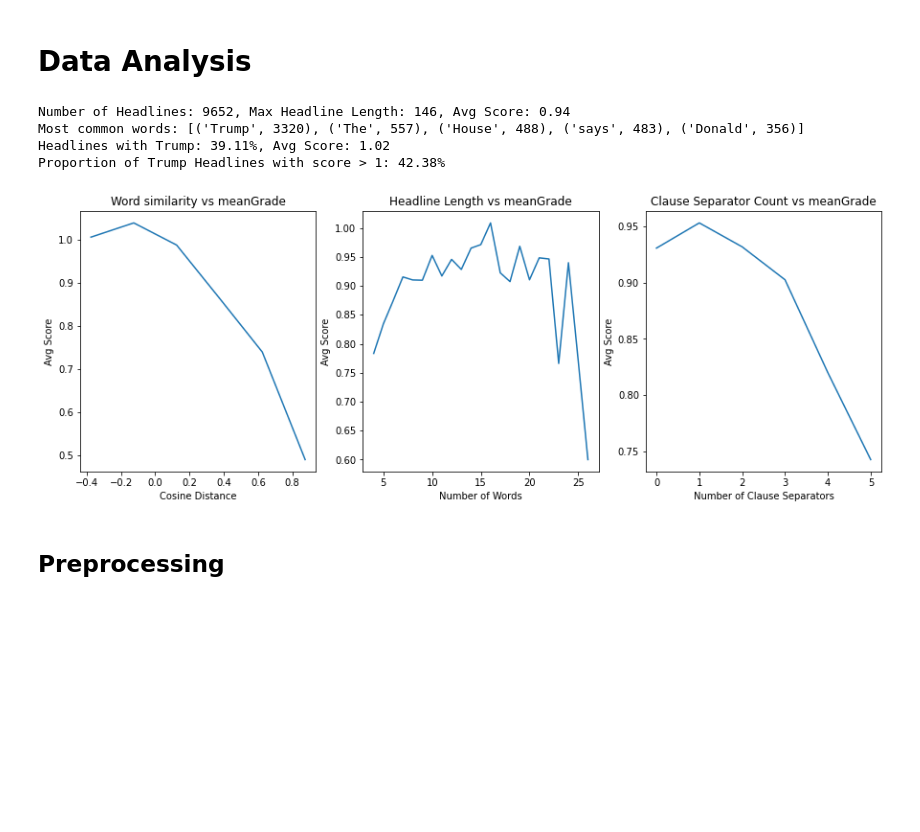
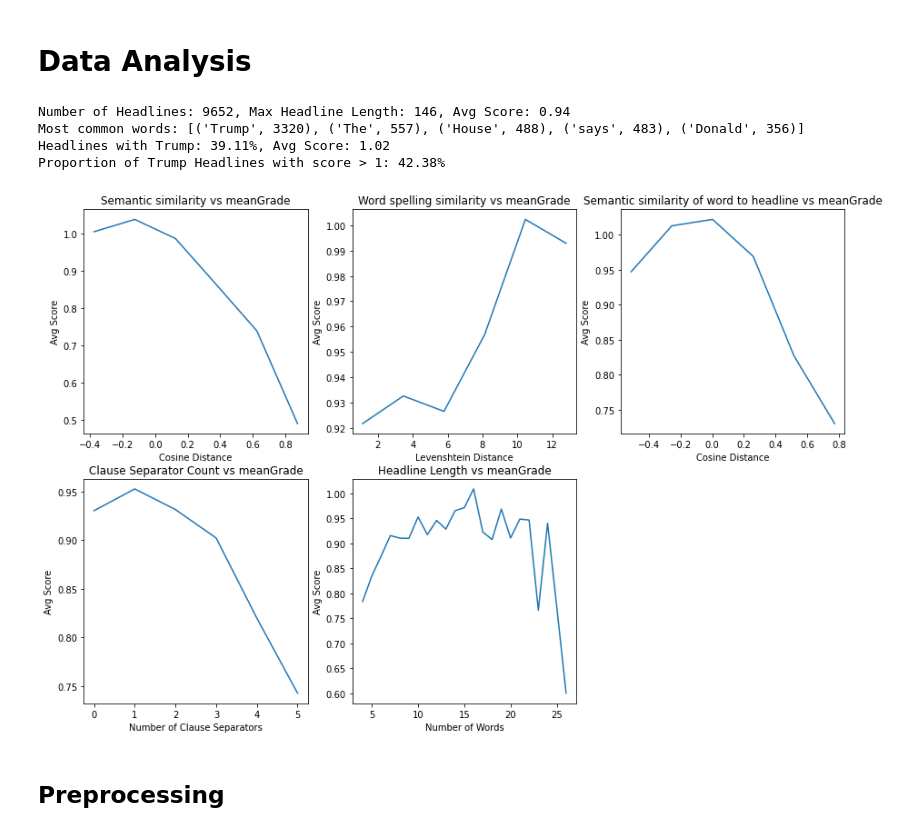
Before and after one commit to matt-malarkey/nlp-cw, a Jupyter notebook: task_1_main.ipynb, the cells around one changed output. Drawn from its saved outputs; the diff is of its cells as text; code cells hidden in the pictures; blank space fills up the shorter version.

```diff
--- a/task_1_main.ipynb
+++ b/task_1_main.ipynb
@@ -199,57 +199,87 @@ print(f'Headlines with Trump: {prob_headline_contains_trump * 100:.2f}%, Avg Sco
 print(f'Proportion of Trump Headlines with score > 1: {trump_proportion_gt_one:.2f}%')
 
 # Analysis of word similarity and length of headlines
-similarity_data = []
+semantic_similarity_data = []
+sentence_similarity_data = []
+levenshtein_similarity_data = []
 headline_length_data = []
+
 for row in train_df.itertuples():
-  headline_length_data.append((len(row.original.split(' ')), row.meanGrade))
-  for word in row.original.split(' '):
+  all_words = row.original.split(' ')
+  headline_length_data.append((len(all_words), row.meanGrade))
+  sentence_vec = torch.zeros((1,50))
+  for i, word in enumerate(all_words):
     if len(word) > 2 and word[0] == '<' and word[-2] == '/' and word[-1] == '>' :
-      original_word_vec = glove[word[1:-2].lower()].unsqueeze(0)
+      word = word[1:-2].lower()
+      original_word_vec = glove[word].unsqueeze(0)
       edited_word_vec = glove[row.edit.lower()].unsqueeze(0)
-      distance = torch.cosine_similarity(original_word_vec, edited_word_vec).item()
-      similarity_data.append((distance, row.meanGrade))
+      semantic_distance = torch.cosine_similarity(original_word_vec, edited_word_vec).item()
+      levenshtein_distance = nltk.edit_distance(word, row.edit.lower())
+      semantic_similarity_data.append((semantic_distance, row.meanGrade))
+      levenshtein_similarity_data.append((levenshtein_distance, row.meanGrade))
+    else:
+      sentence_vec += glove[word.lower()].unsqueeze(0)
+
+    if i == len(all_words) - 1:
+      sentence_semantic_distance = torch.cosine_similarity(sentence_vec, edited_word_vec)
+      sentence_similarity_data.append((sentence_semantic_distance, row.meanGrade))
+
 
 # Analysis of # of clause separators
 separators_data = []
 for i in range(len(train_df['original'])):
   matches = re.findall("[;,:(...)]", train_df['original'][i])
   separators_data.append((len(matches), train_df['meanGrade'][i]))
 
 # Plot word similarity vs meanGrade
-plt.figure(figsize=(15, 5))
-plt.subplot(1, 3, 1)
-mean_stat_similarity = binned_statistic(*zip(*similarity_data), bins=6, range=(-0.5, 1.0))
+plt.figure(figsize=(15, 10))
+plt.subplot(2, 3, 1)
+mean_stat_similarity = binned_statistic(*zip(*semantic_similarity_data), bins=6, range=(-0.5, 1.0))
 plt.plot(mean_stat_similarity.bin_edges[:-1] + 0.125, mean_stat_similarity.statistic)
 plt.xlabel('Cosine Distance')
 plt.ylabel('Avg Score')
-plt.title('Word similarity vs meanGrade')
+plt.title('Semantic similarity vs meanGrade')
 
-# Plot headline length vs meanGrade
-plt.subplot(1, 3, 2)
-mean_stat_headline_len = binned_statistic(*zip(*headline_length_data), bins=30, range=(0, 30))
-plt.plot(mean_stat_headline_len.bin_edges[:-1], mean_stat_headline_len.statistic)
-plt.xlabel('Number of Words')
+# Levenshtein distance vs meanGrade
+plt.subplot(2, 3, 2)
+mean_stat_similarity = binned_statistic(*zip(*levenshtein_similarity_data), bins=6)
+plt.plot(mean_stat_similarity.bin_edges[:-1] + 0.125, mean_stat_similarity.statistic)
+plt.xlabel('Levenshtein Distance')
 plt.ylabel('Avg Score')
-plt.title('Headline Length vs meanGrade')
+plt.title('Word spelling similarity vs meanGrade')
 
+# Semantic similarity of word to headline vs meanGrade
+plt.subplot(2, 3, 3)
+mean_stat_similarity = binned_statistic(*zip(*sentence_similarity_data), bins=6)
+plt.plot(mean_stat_similarity.bin_edges[:-1] + 0.125, mean_stat_similarity.statistic)
+plt.xlabel('Cosine Distance')
+plt.ylabel('Avg Score')
+plt.title('Semantic similarity of word to headline vs meanGrade')
 
 # Plot clause separator count vs meanGrade
-plt.subplot(1, 3, 3)
+plt.subplot(2, 3, 4)
 plt.plot()
 mean_stat_seps = binned_statistic(*zip(*separators_data), bins=6)
 plt.plot(mean_stat_seps.bin_edges[:-1], mean_stat_seps.statistic)
 plt.xlabel('Number of Clause Separators')
 plt.ylabel('Avg Score')
 plt.title('Clause Separator Count vs meanGrade')
 
+# Plot headline length vs meanGrade
+plt.subplot(2, 3, 5)
+mean_stat_headline_len = binned_statistic(*zip(*headline_length_data), bins=30, range=(0, 30))
+plt.plot(mean_stat_headline_len.bin_edges[:-1], mean_stat_headline_len.statistic)
+plt.xlabel('Number of Words')
+plt.ylabel('Avg Score')
+plt.title('Headline Length vs meanGrade')
+
 plt.show()
 # %% [output]
 Number of Headlines: 9652, Max Headline Length: 146, Avg Score: 0.94
 Most common words: [('Trump', 3320), ('The', 557), ('House', 488), ('says', 483), ('Donald', 356)]
 Headlines with Trump: 39.11%, Avg Score: 1.02
 Proportion of Trump Headlines with score > 1: 42.38%
-[figure, old version]
+[figure, new version]
 # %% [markdown]
 ## Preprocessing
 # %%
```
Also changed, not shown: parts of 1 cell of this notebook.
